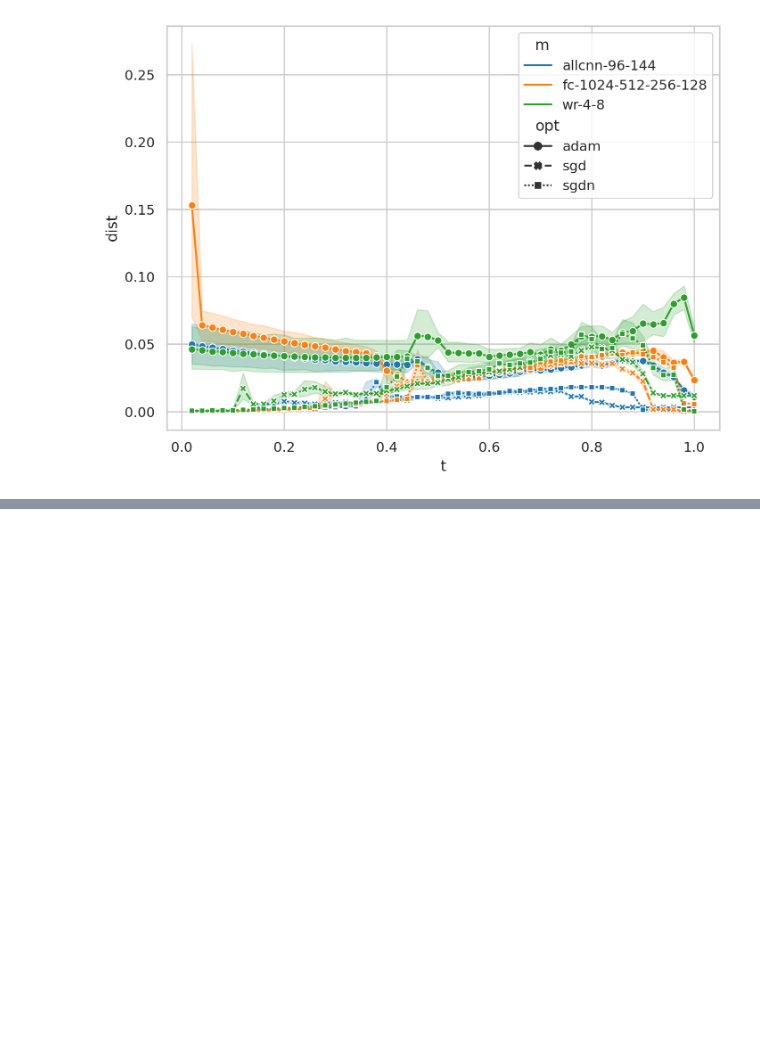
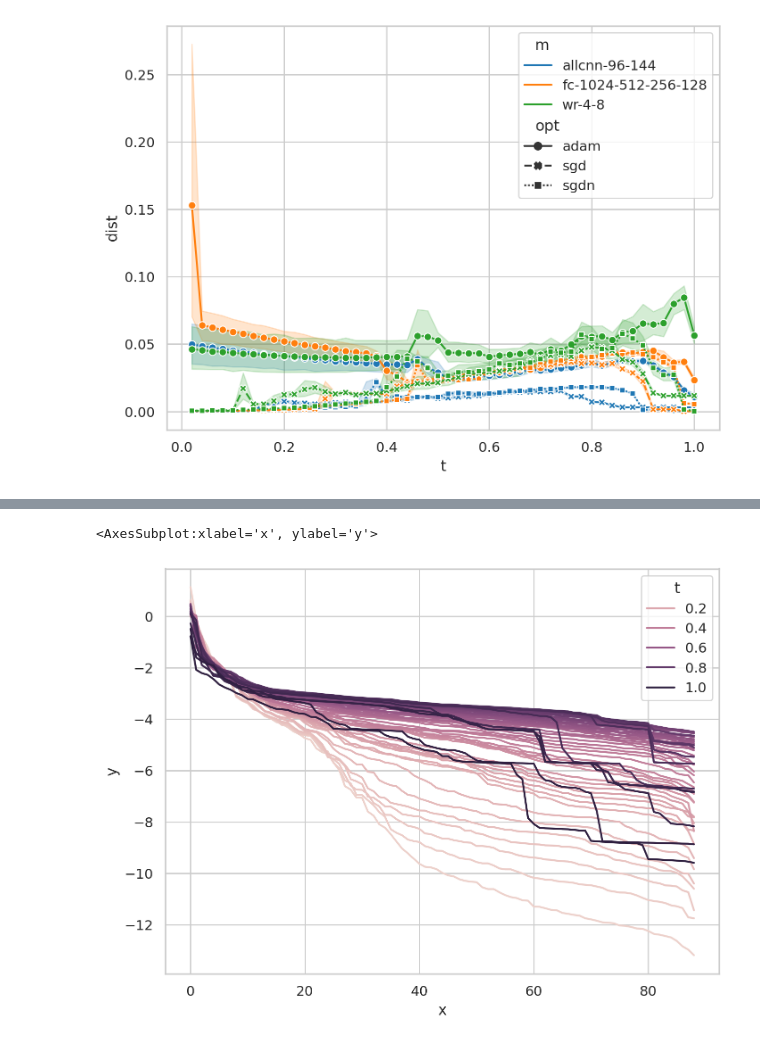
Before and after one commit to grasp-lyrl/low-dimensional-deepnets, a Jupyter notebook: geodesics.ipynb, the cells around one changed output, grey strips where cells are left out. Drawn from its saved outputs; the diff is of its cells as text; code cells hidden in the pictures; blank space fills up the shorter version.

```diff
--- a/geodesics.ipynb
+++ b/geodesics.ipynb
@@ -93,9 +90,7 @@ plt.legend()
 # %% [markdown]
 ### Project from uniform-->target to trajectory
 # %%
-loc = 'results/models/new'
+loc = 'results/distances'
-# %%
-d = th.load(os.path.join(loc, 'all_with_lam.p'))
 # %%
 sns.lineplot(data=d[d['seed'] == 42], x='t', y='lam', hue='m', style='opt', markers=True)
 # %% [output]
@@ -285,0 +239,5 @@ for (i, v) in enumerate(['F', 'sb', 'sw']):
+# %%
+loc = 'results/distances/'
+d = th.load(os.path.join(loc, 'new_avg.p'))
+d['yh'] = d.apply(lambda r: r.yh.squeeze(), axis=1)
+avg = avg_model(d, groupby=['m', 'opt', 't'], probs=True, get_err=True, update_d=True, compute_distance=False, dev='cuda', keys=['yh'])['d']
@@ -285,0 +252,26 @@ for (i, v) in enumerate(['F', 'sb', 'sw']):
+# %%
+data = []
+scatters = []
+for t in avg['t'].unique():
+    xt = avg.iloc[get_idx(avg, f"t == {t} & seed > 0")]
+    xt_avg = avg.iloc[get_idx(avg, f"t == {t} & seed < 0")]
+    xs = th.tensor(np.stack(xt['yh']))
+    xs_avg = th.tensor(np.stack(xt_avg['yh']))
+    w = dbhat(xs, xs, chunks=20)
+    d_mean = w.mean(0)
+    l = np.eye(w.shape[0]) - 1.0/w.shape[0]
+    w = -l @ w @ l / 2
+    r = proj_(w, len(xs), len(xs)//2-1)
+    e = sorted(np.log(np.abs(r['e'])))[:0:-1]
+    for x in range(len(e)-1):
+        data.append(dict(x=x, y=e[x], t=t))
+        scatters.append({f'x{j}':r['xp'][x, j] for j in range(r['xp'].shape[1])})
+        scatters[-1].update({f'e{j}':r['e'][j] for j in range(r['xp'].shape[1])})
+        scatters[-1].update(dict(t=t,
+                             avg=False, config=(xt.iloc[x]['m'],xt.iloc[x]['opt'])))
+    q = lazy_embed(xs_avg, xs, w, d_mean, r['e'], r['v'], ne= len(xs)//2-1)
+    for i in range(len(q)):
+        scatters.append({f'x{j}':q[i, j] for j in range(q.shape[1])})
+        scatters[-1].update(dict(t=t, avg=True, config=(xt_avg.iloc[i]['m'],xt_avg.iloc[i]['opt'])))
+        scatters[-1].update({f'e{j}':r['e'][j] for j in range(r['xp'].shape[1])})
+data = pd.DataFrame(data)
@@ -285,0 +292,5 @@ for (i, v) in enumerate(['F', 'sb', 'sw']):
+# %%
+sns.lineplot(data=data, x='x', y='y', hue='t', markers=True)
+# %% [output]
+<AxesSubplot:xlabel='x', ylabel='y'>
+[figure, added]
```
Also changed, not shown: parts of 9 cells of this notebook, 14 other files.
